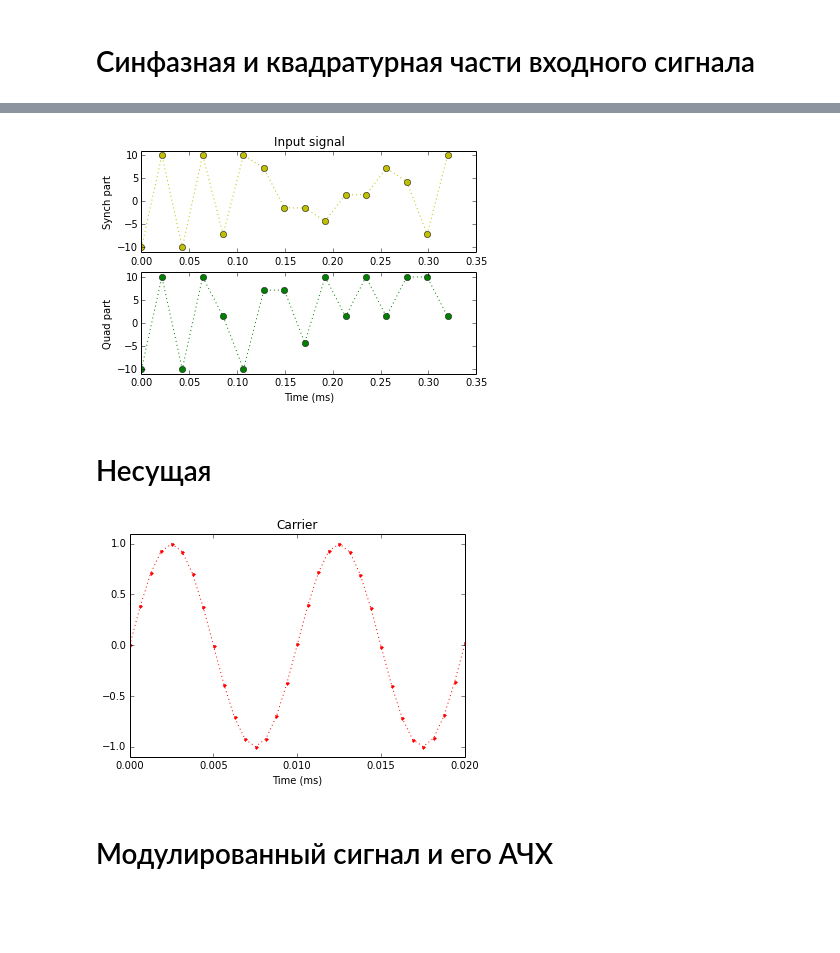
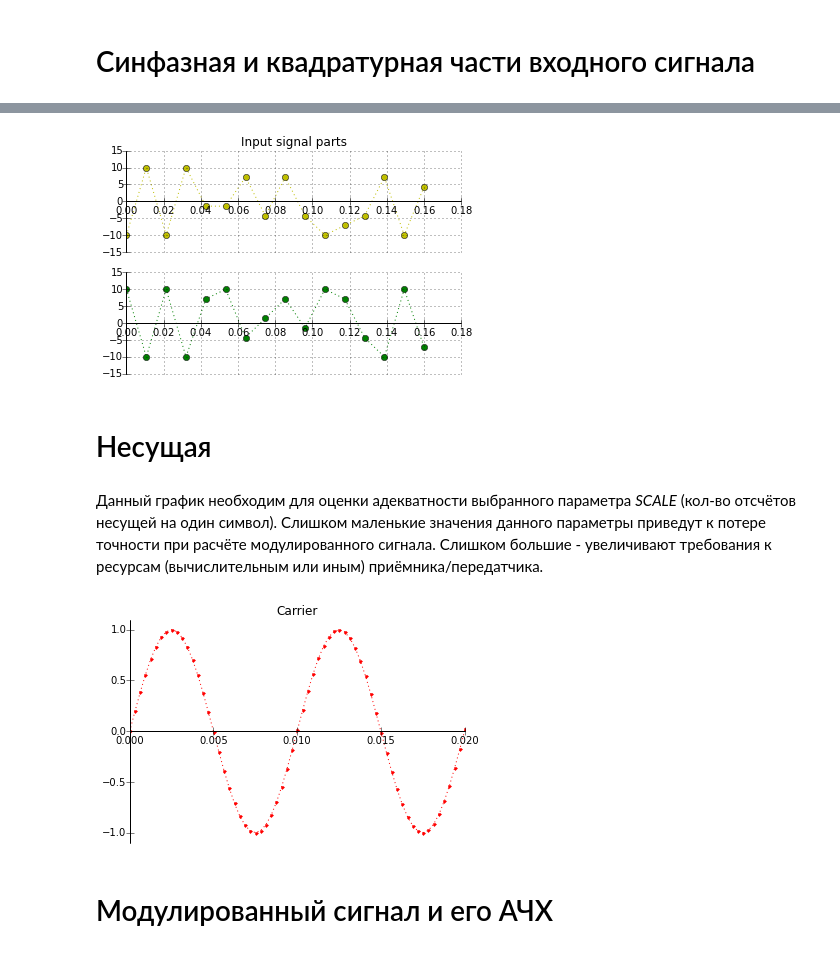
Before and after one commit to SanekGit/cable-8km, a Jupyter notebook: qam-m.ipynb, the cells around one changed output, grey strips where cells are left out. Drawn from its saved outputs; the diff is of its cells as text; code cells hidden in the pictures; blank space fills up the shorter version.

```diff
--- a/qam-m.ipynb
+++ b/qam-m.ipynb
@@ -23,22 +23,22 @@ A = 10.0
 
 print "Амплитуда модуляции = {0}".format(A)
 
-# Длина входнго сигнала в символах
+# Длина входного сигнала в символах
 L = 16
-# Длина входнго сигнала в битах
+# Длина входного сигнала в битах
 N = K*L
 
-print "Длина входнго сигнала = {0}символов = {1}бит".format(L, N)
+print "Длина входного сигнала = {0}символов = {1}бит".format(L, N)
 
-# Символьная частота входнго сигнала
-FS = 50*1000
+# Символьная частота/скорость входного сигнала
+FS = 100*1000
 TS = 1.0/FS
 
-print "Символьная частота входнго сигнала = {0}KГц".format(FS/1000)
+print "Символьная частота входного сигнала = {0}KГц".format(FS/1000)
 
-# Длительность входнго сигнала
+# Длительность входного сигнала
 DUR=L*TS
-print "Длительность входнго сигнала = {0}мс".format(DUR*1000)
+print "Длительность входного сигнала = {0}мс".format(DUR*1000)
 
 # Частота несущей
 F0 = 100*1000
@@ -47,10 +47,10 @@ W0 = 2.0*math.pi*F0
 
 print "Частота несущей = {0}KГц".format(F0/1000)
 
-# Кол-во отсчётов несущей на один символ входнго сигнала
+# Кол-во отсчётов несущей на один символ входного сигнала
 SCALE = 32
 
-print "Кол-во точек несущей на один символ = {0}".format(SCALE)
+print "Кол-во отсчётов несущей на один символ = {0}".format(SCALE)
 
 # Расчетная скорость
 SPEED = K*FS
@@ -58,9 +58,9 @@ SPEED = K*FS
 print "Расчетная скорость = {0}Kбит/сек".format(SPEED/1000)
 
 # Шаблонный сигнал, посылаемый для настройки приёмника в самом начале передачи
-MIN_SYMB = numpy.zeros(K)
-MAX_SYMB = numpy.ones(K)
-TMPL = numpy.concatenate([MIN_SYMB, MAX_SYMB, MIN_SYMB, MAX_SYMB])
+TMPL_SYMB_0 = numpy.zeros(K//2)
+TMPL_SYMB_1 = numpy.ones(K//2)
+TMPL = numpy.concatenate([TMPL_SYMB_0, TMPL_SYMB_1, TMPL_SYMB_1, TMPL_SYMB_0, TMPL_SYMB_0, TMPL_SYMB_1, TMPL_SYMB_1, TMPL_SYMB_0])
 
 print "Шаблонный сигнал:"
 print TMPL
@@ -99,38 +130,44 @@ pyplot.show()
 # %%
 signal_parts = map(lambda x: bit_seq_to_level(x, A), signal.reshape(2*L, K//2))
 
 # Синфазная часть
 signal_synch_part = numpy.array(signal_parts[0:2*L:2])
 # Квадратурная часть
 signal_quad_part = numpy.array(signal_parts[1:2*L:2])
 
 # Синфазная часть шаблонного сигнала
 TMPL_SYNCH_PART = numpy.array(signal_synch_part[0:len(TMPL)//K])
 TMPL_SYNCH_PART_PWR = sum(TMPL_SYNCH_PART*TMPL_SYNCH_PART)
 # Квадратурная часть шаблонного сигнала
 TMPL_QUAD_PART = numpy.array(signal_quad_part[0:len(TMPL)//K])
 TMPL_QUAD_PART_PWR = sum(TMPL_QUAD_PART*TMPL_QUAD_PART)
 
 # График синфазной части
 pyplot.subplot(2, 1, 1)
 t = numpy.linspace(0, DUR, L)
 pyplot.plot(t*1000, signal_synch_part, "yo:")
-pyplot.ylim(-1.1*A, 1.1*A)
-pyplot.title("Input signal")
+pyplot.ylim(-1.5*A, 1.5*A)
+pyplot.title("Input signal parts")
 pyplot.ylabel("Synch part")
+center_plot_axis()
+pyplot.grid()
 
 # График квадратурной части
 pyplot.subplot(2, 1, 2)
 pyplot.plot(t*1000, signal_quad_part, 'go:')
-pyplot.ylim(-1.1*A, 1.1*A)
+pyplot.ylim(-1.5*A, 1.5*A)
 pyplot.xlabel("Time (ms)")
 pyplot.ylabel("Quad part")
+center_plot_axis()
+pyplot.grid()
 
 pyplot.show()
 # %% [output]
-[figure, old version]
+[figure, new version]
 # %% [markdown]
 # Несущая
+# %% [markdown]
+Данный график необходим для оценки адекватности выбранного параметра *SCALE* (кол-во отсчётов несущей на один символ). Слишком маленькие значения данного параметры приведут к потере точности при расчёте модулированного сигнала. Слишком большие - увеличивают требования к ресурсам (вычислительным или иным) приёмника/передатчика.
 # %%
 t = numpy.linspace(0, DUR, SCALE*L)
 # Несущая
@@ -143,9 +180,11 @@ pyplot.title("Carrier")
 pyplot.xlabel("Time (ms)")
 pyplot.xlim(0, 2*T0*1000)
 pyplot.ylim(-1.1, 1.1)
+center_plot_axis()
+
 pyplot.show()
 # %% [output]
-[figure, old version]
+[figure, new version]
 # %% [markdown]
 # Модулированный сигнал и его АЧХ
 # %%
```
Also changed, not shown: parts of 18 cells of this notebook, 2 other files.
